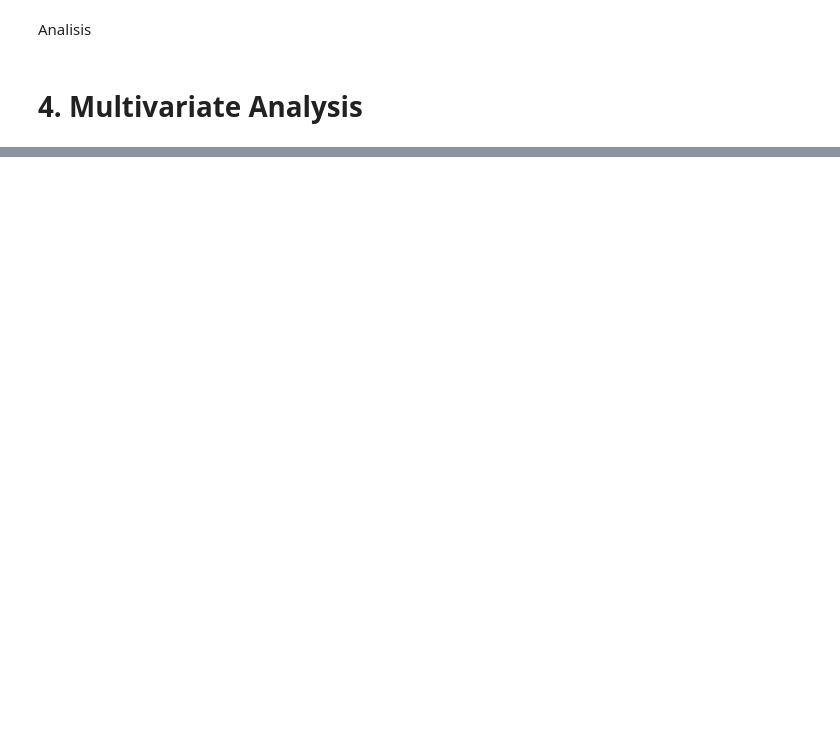
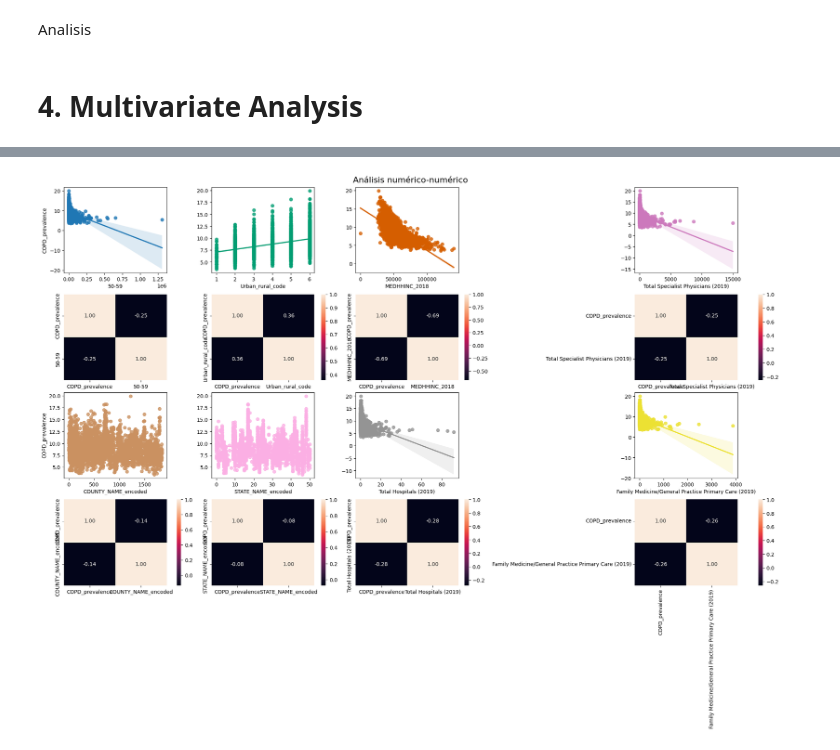
Before and after one commit to NatTajuelo/Modelos-Lineales-Regulares, a Jupyter notebook: src/explore.ipynb, the cells around one changed output, grey strips where cells are left out. Cells and saved outputs as stored; diff of their text form; code cells hidden in the pictures; blank space fills up the shorter version.

```diff
--- a/src/explore.ipynb
+++ b/src/explore.ipynb
@@ -204,0 +246,15 @@ Analisis
+# %%
+sn = list(df_filtered['STATE_NAME'].unique())
+STATE_NAME_encoded = dict(zip(sn, list(range(len(sn)))))
+
+with open('../data/interim/STATE_NAME_encoded.json', 'w') as f:
+    json.dump(STATE_NAME_encoded, f)
+# %%
+#Hacemos una copia del data frame con outliers
+df_enc = df_filtered.copy()
+# %%
+df_enc['COUNTY_NAME_encoded'] = df_enc['COUNTY_NAME'].map(COUNTY_NAME_encoded)
+df_enc['STATE_NAME_encoded'] = df_enc['STATE_NAME'].map(STATE_NAME_encoded)
+
+df_enc.drop(columns=['COUNTY_NAME', 'STATE_NAME'], inplace=True)
+df_enc.head(3)
@@ -204,0 +267,34 @@ Analisis
+# %%
+#Analisis de varias variables pt.2
+fig, axis = plt.subplots(4, 4, figsize = (20, 15), constrained_layout=True)
+fig.suptitle("Análisis numérico-numérico", fontsize=16)
+
+
+sns.regplot(ax = axis[0, 0], data = df_enc, x = "50-59", y = "COPD_prevalence")
+sns.heatmap(df_enc[["COPD_prevalence", "50-59"]].corr(), annot = True, fmt = ".2f", ax = axis[1, 0], cbar = False)
+
+sns.regplot(ax = axis[0, 1], data = df_enc, x = "Urban_rural_code", y = "COPD_prevalence", color=sns.color_palette("colorblind")[2]).set(ylabel = None)
+sns.heatmap(df_enc[["COPD_prevalence", "Urban_rural_code"]].corr(), annot = True, fmt = ".2f", ax = axis[1, 1])
+
+sns.regplot(ax = axis[0, 2], data = df_enc, x = "MEDHHINC_2018", y = "COPD_prevalence", color=sns.color_palette("colorblind")[3]).set(ylabel = None)
+sns.heatmap(df_enc[["COPD_prevalence", "MEDHHINC_2018"]].corr(), annot = True, fmt = ".2f", ax = axis[1, 2]).set(ylabel = None)
+
+sns.regplot(ax = axis[0, 3], data = df_enc, x = "Total Specialist Physicians (2019)", y = "COPD_prevalence", color=sns.color_palette("colorblind")[4]).set(ylabel = None)
+sns.heatmap(df_enc[["COPD_prevalence", "Total Specialist Physicians (2019)"]].corr(), annot = True, fmt = ".2f", ax = axis[1, 3]).set(ylabel = None)
+
+sns.regplot(ax = axis[2, 0], data = df_enc, x = "COUNTY_NAME_encoded", y = "COPD_prevalence", color=sns.color_palette("colorblind")[5])
+sns.heatmap(df_enc[["COPD_prevalence", "COUNTY_NAME_encoded"]].corr(), annot = True, fmt = ".2f", ax = axis[3, 0])
+
+sns.regplot(ax = axis[2, 1], data = df_enc, x = "STATE_NAME_encoded", y = "COPD_prevalence", color=sns.color_palette("colorblind")[6]).set(ylabel = None)
+sns.heatmap(df_enc[["COPD_prevalence", "STATE_NAME_encoded"]].corr(), annot = True, fmt = ".2f", ax = axis[3, 1]).set(ylabel = None)
+
+sns.regplot(ax = axis[2, 2], data = df_enc, x = "Total Hospitals (2019)", y = "COPD_prevalence", color=sns.color_palette("colorblind")[7]).set(ylabel = None)
+sns.heatmap(df_enc[["COPD_prevalence", "Total Hospitals (2019)"]].corr(), annot = True, fmt = ".2f", ax = axis[3, 2]).set(ylabel = None)
+
+sns.regplot(ax = axis[2, 3], data = df_enc, x = "Family Medicine/General Practice Primary Care (2019)", y = "COPD_prevalence", color=sns.color_palette("colorblind")[8]).set(ylabel = None)
+sns.heatmap(df_enc[["COPD_prevalence", "Family Medicine/General Practice Primary Care (2019)"]].corr(), annot = True, fmt = ".2f", ax = axis[3, 3]).set(ylabel = None)
+
+
+plt.show()
+# %% [output]
+[figure, added]
```
Also changed, not shown: parts of 16 cells of this notebook, 2 other files.
